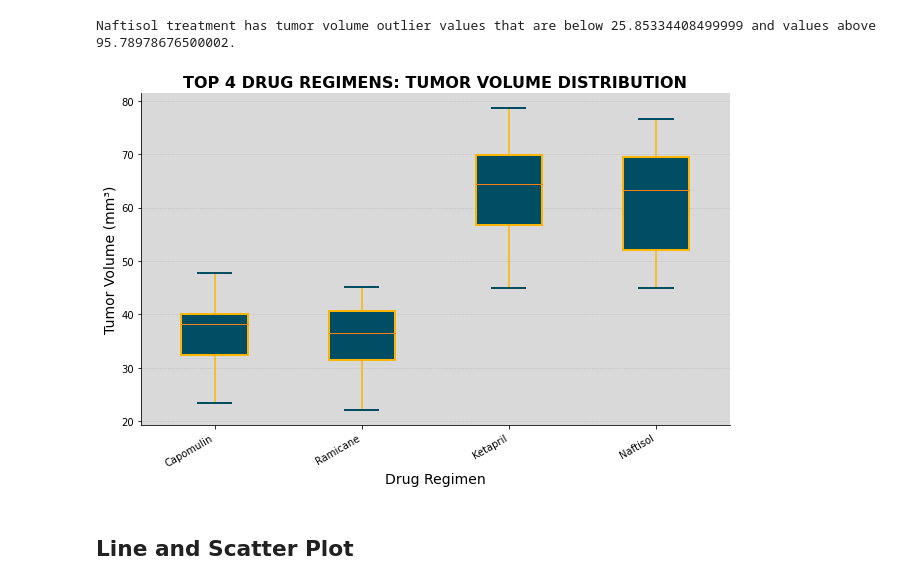
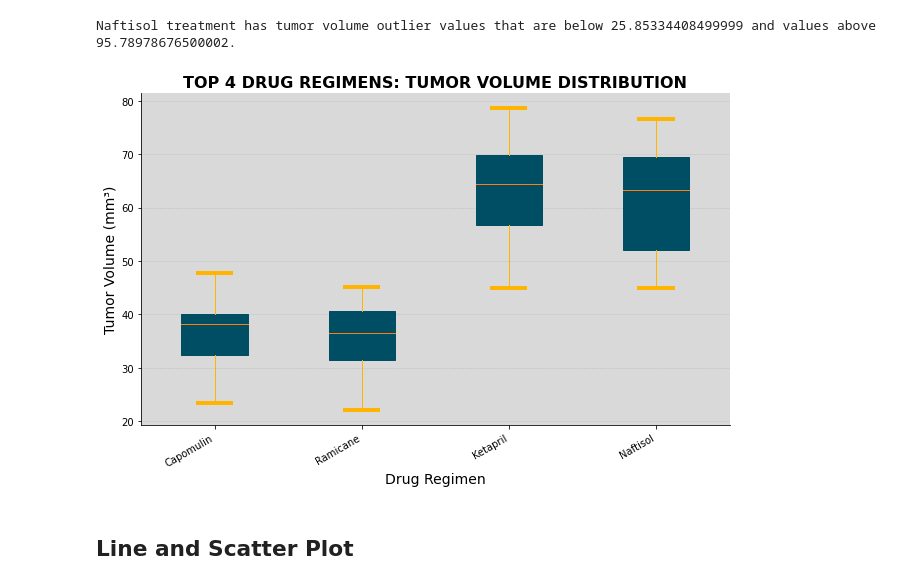
Before and after one commit to mathewqpmiller/Matplotlib-Pymaceuticals_Analysis, a Jupyter notebook: Matplotlib_Pharmaceuticals_Analysis_Final.ipynb, the cells around one changed output. Cells and saved outputs as stored; diff of their text form; code cells hidden in the pictures.

```diff
--- a/Matplotlib_Pharmaceuticals_Analysis_Final.ipynb
+++ b/Matplotlib_Pharmaceuticals_Analysis_Final.ipynb
@@ -819,37 +664,37 @@ plt.title('TOP 4 DRUG REGIMENS: TUMOR VOLUME DISTRIBUTION', fontsize=16, fontwei
 plt.xlabel('Drug Regimen', fontsize=14)
 plt.ylabel('Tumor Volume (mm³)', fontsize=14)
 
 # Customize box plot properties
 boxplot = ax1.boxplot(
     drug_regimen_tumor_data,
     labels=["Capomulin", "Ramicane", "Ketapril", "Naftisol"],
     patch_artist=True,  # Enables box face color customization
-    boxprops=dict(color='#FFB400', linewidth=2, facecolor='#004E64'),
-    whiskerprops=dict(color='#FFB400', linewidth=1.5),
-    capprops=dict(color='#004E64', linewidth=2),
+    boxprops=dict(color='#004E64', linewidth=1, facecolor='#004E64'),
+    whiskerprops=dict(color='#FFB400', linewidth=1),
+    capprops=dict(color='#FFB400', linewidth=4),
     flierprops=dict(marker='o', color='red', markersize=5)
 )
 
 # Hide the top and right spines (remove the frame)
 ax1.spines['top'].set_visible(False)
 ax1.spines['bottom'].set_visible(True)
 ax1.spines['right'].set_visible(False)
 ax1.spines['left'].set_visible(True)
 
 # Add gridlines for readability (white grid lines)
 ax1.yaxis.grid(True, linestyle='--', linewidth=0.5, alpha=0.7)
 
 # Rotate x-axis labels slightly for clarity
 plt.xticks(rotation=30, ha='right')
 
 # Save the plot as an image (optional)
 plt.savefig("images/TumorVolume_Pyplot_BoxPlot.png", bbox_inches="tight")
 
 # Show the plot
 plt.tight_layout()  # Adjust the layout for better spacing
 plt.show()
 # %% [output]
-[figure, old version]
+[figure, new version]
 # %% [markdown]
 ## Line and Scatter Plot
 # %%
```
Also changed, not shown: parts of 2 cells of this notebook, 3 other files.
